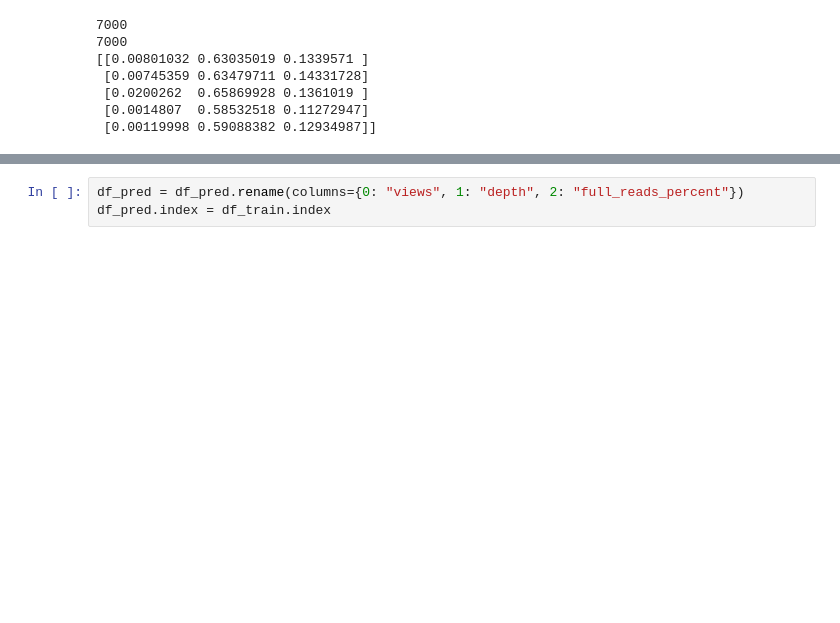
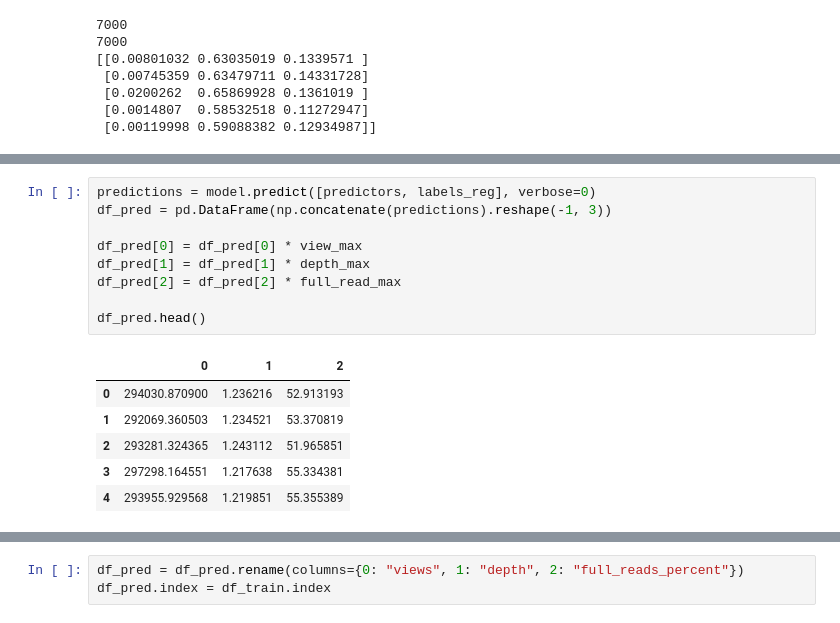
Before and after one commit to 1dimadim1/LSTM-news-prediction, a Jupyter notebook: RBK_LSTM.ipynb, the cells around one changed output, grey strips where cells are left out. Cells and saved outputs as stored; diff of their text form; blank space fills up the shorter version.

```diff
--- a/RBK_LSTM.ipynb
+++ b/RBK_LSTM.ipynb
@@ -361 +298,17 @@ Epoch 5/5
 <keras.callbacks.History at 0x...>
+# %%
+predictions = model.predict([predictors, labels_reg], verbose=0)
+df_pred = pd.DataFrame(np.concatenate(predictions).reshape(-1, 3))
+
+df_pred[0] = df_pred[0] * view_max
+df_pred[1] = df_pred[1] * depth_max
+df_pred[2] = df_pred[2] * full_read_max
+
+df_pred.head()
+# %% [output]
+|  | 0 | 1 | 2 |
+| 0 | 294030.870900 | 1.236216 | 52.913193 |
+| 1 | 292069.360503 | 1.234521 | 53.370819 |
+| 2 | 293281.324365 | 1.243112 | 51.965851 |
+| 3 | 297298.164551 | 1.217638 | 55.334381 |
+| 4 | 293955.929568 | 1.219851 | 55.355389 |
```
Also changed, not shown: parts of 23 cells of this notebook.
